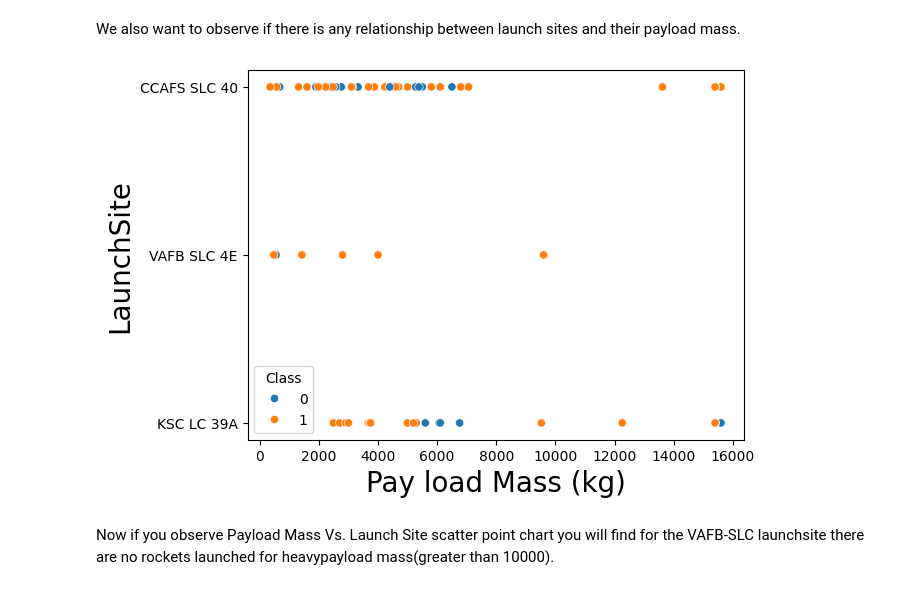
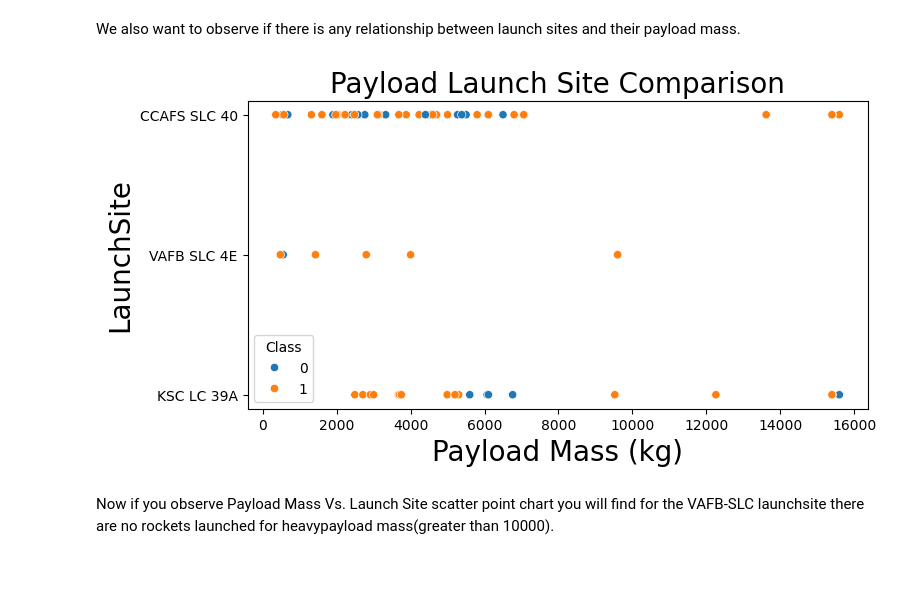
Before and after one commit to ShoheiUchikawa-nttat/testrepo, a Jupyter notebook: edadataviz.ipynb, the cells around one changed output. Drawn from its saved outputs; the diff is of its cells as text; code cells hidden in the pictures.

Commit message:
Add files via upload
add title etc

```diff
--- a/edadataviz.ipynb
+++ b/edadataviz.ipynb
@@ -110,12 +110,14 @@ Now try to explain the patterns you found in the Flight Number vs. Launch Site s
 We also want to observe if there is any relationship between launch sites and their payload mass.
 # %%
 # Plot a scatter point chart with x axis to be Pay Load Mass (kg) and y axis to be the launch site, and hue to be the class value
+plt.figure(figsize=(8,4))
 sns.scatterplot(y="LaunchSite", x="PayloadMass", hue="Class", data=df)
-plt.xlabel("Pay load Mass (kg)",fontsize=20)
+plt.xlabel("Payload Mass (kg)",fontsize=20)
 plt.ylabel("LaunchSite",fontsize=20)
+plt.title("Payload Launch Site Comparison", fontsize=20)
 plt.show()
 # %% [output]
-[figure, old version]
+[figure, new version]
 # %% [markdown]
 Now if you observe Payload Mass Vs. Launch Site scatter point chart you will find for the VAFB-SLC  launchsite there are no  rockets  launched for  heavypayload mass(greater than 10000).
 # %% [markdown]
```
Also changed, not shown: parts of 7 cells of this notebook.
